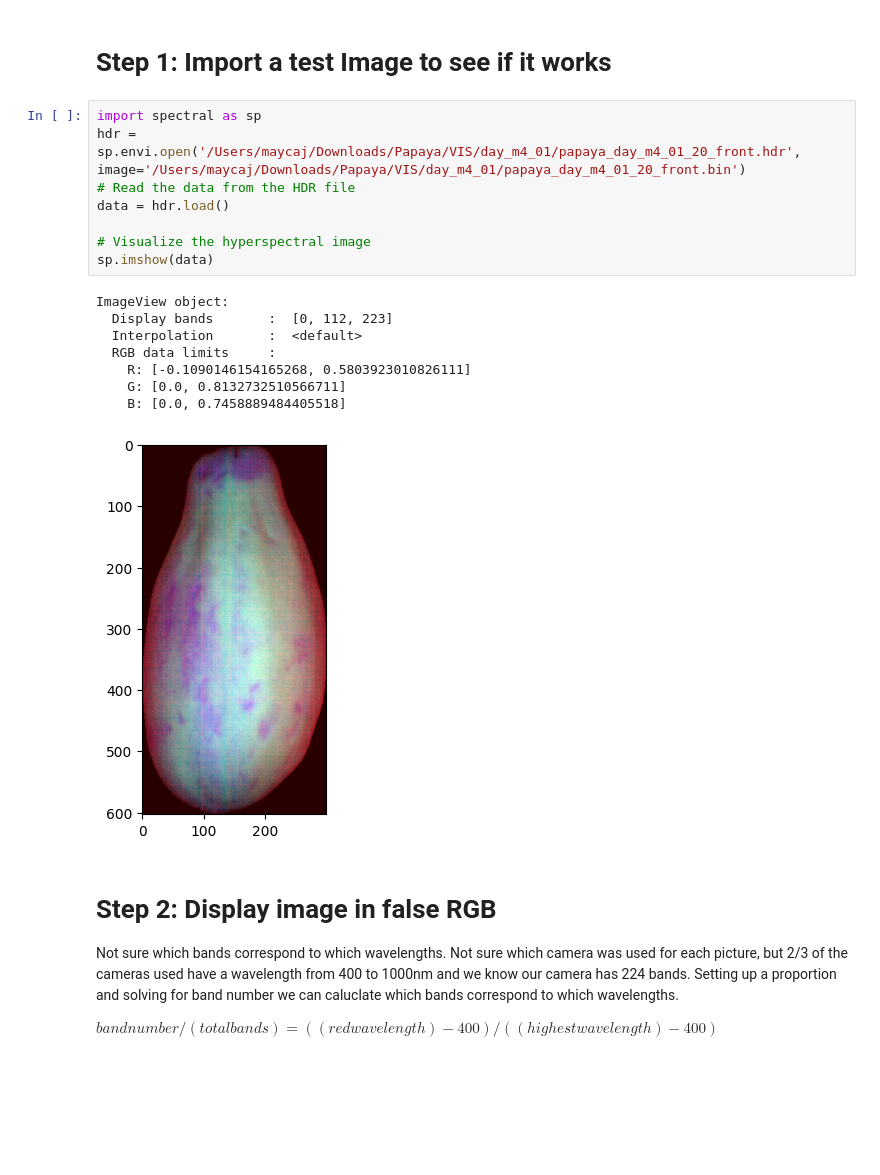
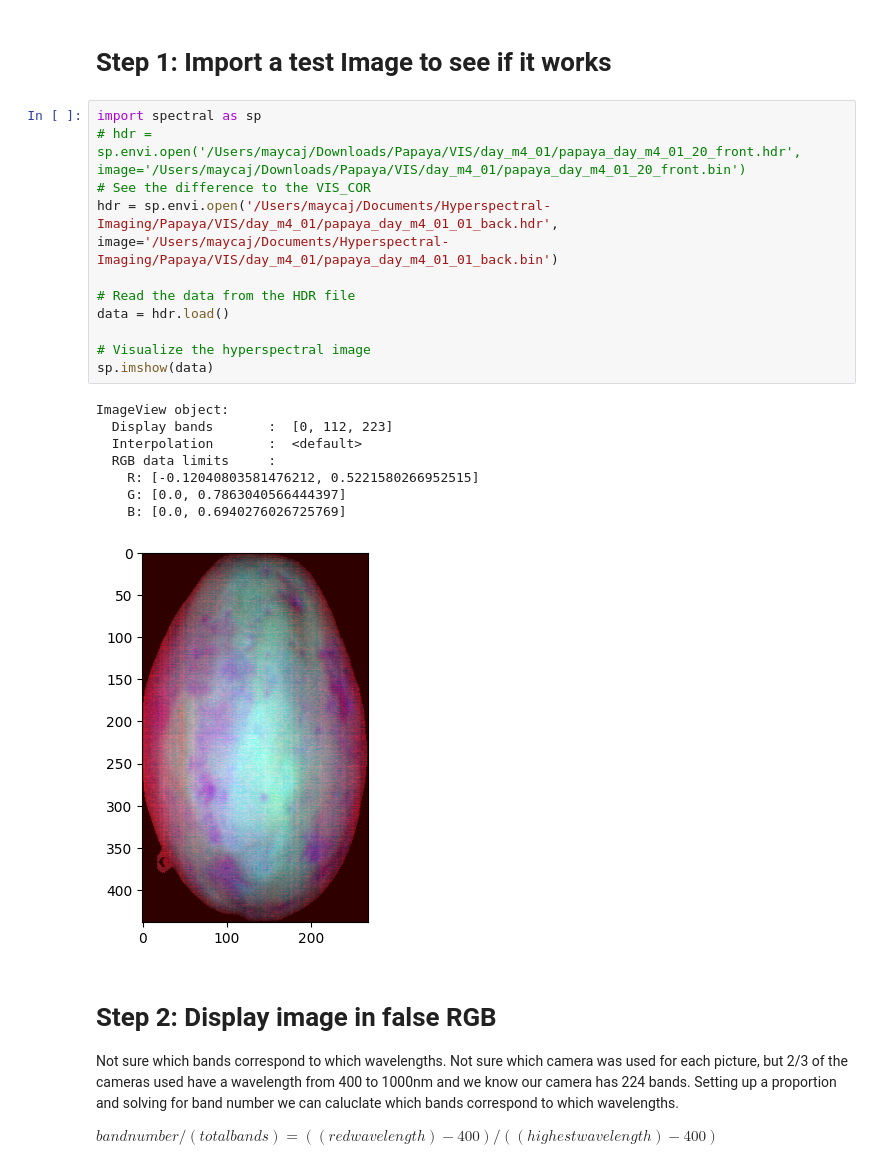
Before and after one commit to QuantumCodeSmith/cube, a Jupyter notebook: PapayaHyperspectal.ipynb, the cells around one changed output. Drawn from its saved outputs; the diff is of its cells as text; blank space fills up the shorter version.

Commit message:
Feb 6 Hyperspectral Files

```diff
--- a/PapayaHyperspectal.ipynb
+++ b/PapayaHyperspectal.ipynb
@@ -2,21 +2,24 @@
 # Step 1:  Import a test Image to see if it works
 # %%
 import spectral as sp
-hdr = sp.envi.open('/Users/maycaj/Downloads/Papaya/VIS/day_m4_01/papaya_day_m4_01_20_front.hdr', image='/Users/maycaj/Downloads/Papaya/VIS/day_m4_01/papaya_day_m4_01_20_front.bin')
+# hdr = sp.envi.open('/Users/maycaj/Downloads/Papaya/VIS/day_m4_01/papaya_day_m4_01_20_front.hdr', image='/Users/maycaj/Downloads/Papaya/VIS/day_m4_01/papaya_day_m4_01_20_front.bin')
+# See the difference to the VIS_COR
+hdr = sp.envi.open('/Users/maycaj/Documents/Hyperspectral-Imaging/Papaya/VIS/day_m4_01/papaya_day_m4_01_01_back.hdr', image='/Users/maycaj/Documents/Hyperspectral-Imaging/Papaya/VIS/day_m4_01/papaya_day_m4_01_01_back.bin')
+
 # Read the data from the HDR file
 data = hdr.load()
 
 # Visualize the hyperspectral image
 sp.imshow(data)
 # %% [output]
 ImageView object:
   Display bands       :  [0, 112, 223]
   Interpolation       :  <default>
   RGB data limits     :
-    R: [-0.1090146154165268, 0.5803923010826111]
-    G: [0.0, 0.8132732510566711]
-    B: [0.0, 0.7458889484405518]
+    R: [-0.12040803581476212, 0.5221580266952515]
+    G: [0.0, 0.7863040566444397]
+    B: [0.0, 0.6940276026725769]
-[figure, old version]
+[figure, new version]
 # %% [markdown]
 # Step 2: Display image in false RGB
 Not sure which bands correspond to which wavelengths. Not sure which camera was used for each picture, but 2/3 of the cameras used have a wavelength from 400 to 1000nm and we know our camera has 224 bands. Setting up a proportion and solving for band number we can caluclate which bands correspond to which wavelengths.
```
Also changed, not shown: parts of 9 cells of this notebook, 4 other files.
